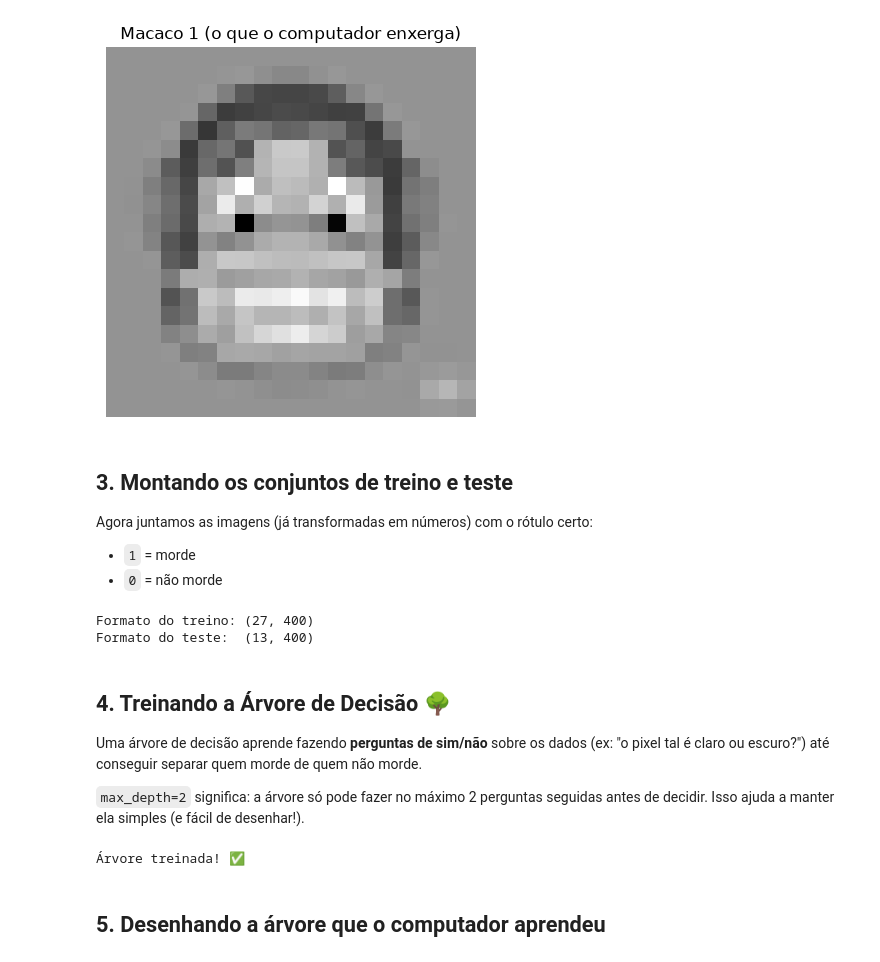
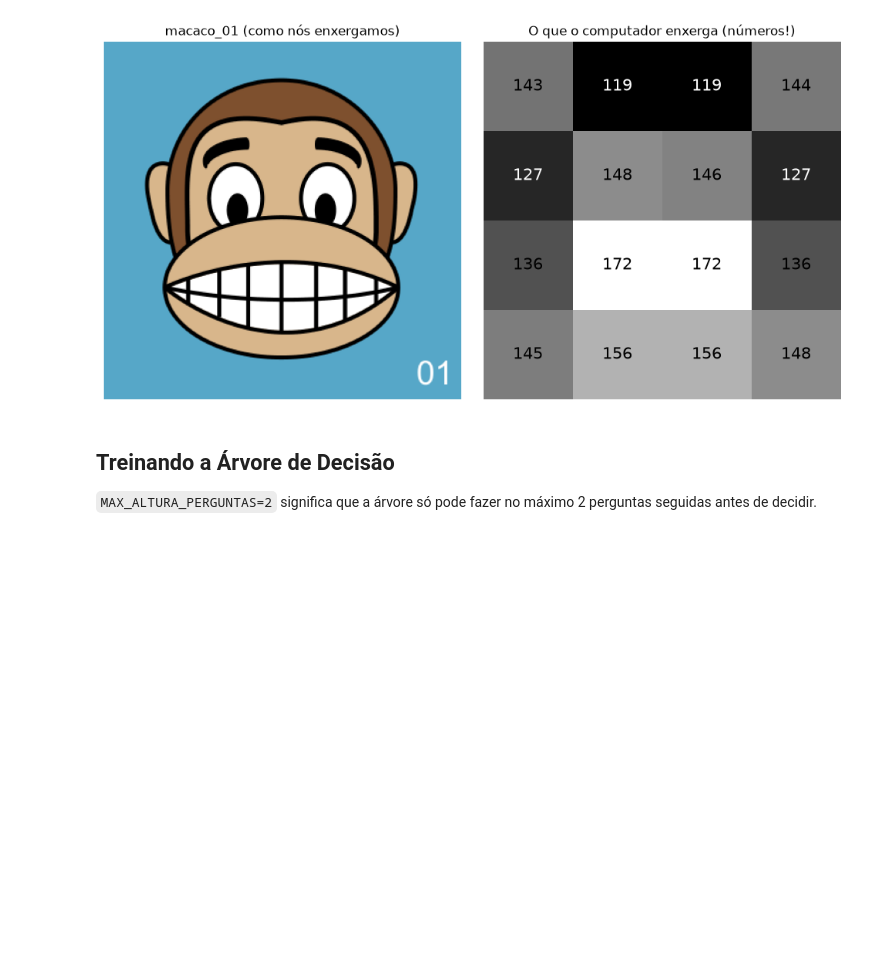
Before and after one commit to LeoDiasTrindade/macacos_mordedores, a Jupyter notebook: notebook/macacos_mordedores.ipynb, the cells around one changed output. Drawn from its saved outputs; the diff is of its cells as text; code cells hidden in the pictures; blank space fills up the shorter version.

```diff
--- a/notebook/macacos_mordedores.ipynb
+++ b/notebook/macacos_mordedores.ipynb
@@ -50,62 +44,8 @@ Essa lista de números é o que chamamos de **features** (características) —
-# %%
-TAMANHO = 20  # a imagem vira 20x20 pixels
-
-def carregar_imagem(numero_macaco):
-    """Abre a imagem do macaco e transforma numa lista de números (0 a 1)."""
-    caminho = f"{PASTA_IMAGENS}/macaco_{numero_macaco:02d}.png"
-    imagem = Image.open(caminho).convert("L").resize((TAMANHO, TAMANHO))  # "L" = escala de cinza
-    return np.array(imagem).flatten() / 255.0
-
-# Vamos espiar como fica o macaco número 1 em preto e branco, pequenininho
-plt.imshow(np.array(Image.open(f"{PASTA_IMAGENS}/macaco_01.png").convert("L").resize((TAMANHO, TAMANHO))), cmap="gray")
-plt.title("Macaco 1 (o que o computador enxerga)")
-plt.axis("off")
-plt.show()
-# %% [output]
-[figure, removed]
-# %% [markdown]
-## 3. Montando os conjuntos de treino e teste
-
-Agora juntamos as imagens (já transformadas em números) com o rótulo certo:
-- `1` = morde
-- `0` = não morde
-# %%
-def montar_conjunto(lista_mordem, lista_nao_mordem):
-    imagens = []
-    rotulos = []
-    numeros = []
-    for numero in lista_mordem:
-        imagens.append(carregar_imagem(numero))
-        rotulos.append(1)  # morde
-        numeros.append(numero)
-    for numero in lista_nao_mordem:
-        imagens.append(carregar_imagem(numero))
-        rotulos.append(0)  # não morde
-        numeros.append(numero)
-    return np.array(imagens), np.array(rotulos), numeros
-
-X_treino, y_treino, numeros_treino = montar_conjunto(treino_mordem, treino_nao_mordem)
-X_teste,  y_teste,  numeros_teste  = montar_conjunto(teste_mordem, teste_nao_mordem)
-
-print("Formato do treino:", X_treino.shape)
-print("Formato do teste: ", X_teste.shape)
-# %% [output]
-Formato do treino: (27, 400)
-Formato do teste:  (13, 400)
+# %%
+mostrar_macaco_como_a_arvore_ve(macaco='macaco_01')
+# %% [output]
+[figure, added]
 # %% [markdown]
-## 4. Treinando a Árvore de Decisão 🌳
+## Treinando a Árvore de Decisão
 
-Uma árvore de decisão aprende fazendo **perguntas de sim/não** sobre os dados
-(ex: "o pixel tal é claro ou escuro?") até conseguir separar quem morde de quem não morde.
-
-`max_depth=2` significa: a árvore só pode fazer no máximo 2 perguntas seguidas antes de decidir.
-Isso ajuda a manter ela simples (e fácil de desenhar!).
+`MAX_ALTURA_PERGUNTAS=2` significa que a árvore só pode fazer no máximo 2 perguntas seguidas antes de decidir.
-# %%
-modelo = DecisionTreeClassifier(max_depth=2, random_state=42)
-modelo.fit(X_treino, y_treino)
-
-print("Árvore treinada! ✅")
-# %% [output]
-Árvore treinada! ✅
-# %% [markdown]
-## 5. Desenhando a árvore que o computador aprendeu
```
Also changed, not shown: parts of 15 cells of this notebook, 7 other files.
